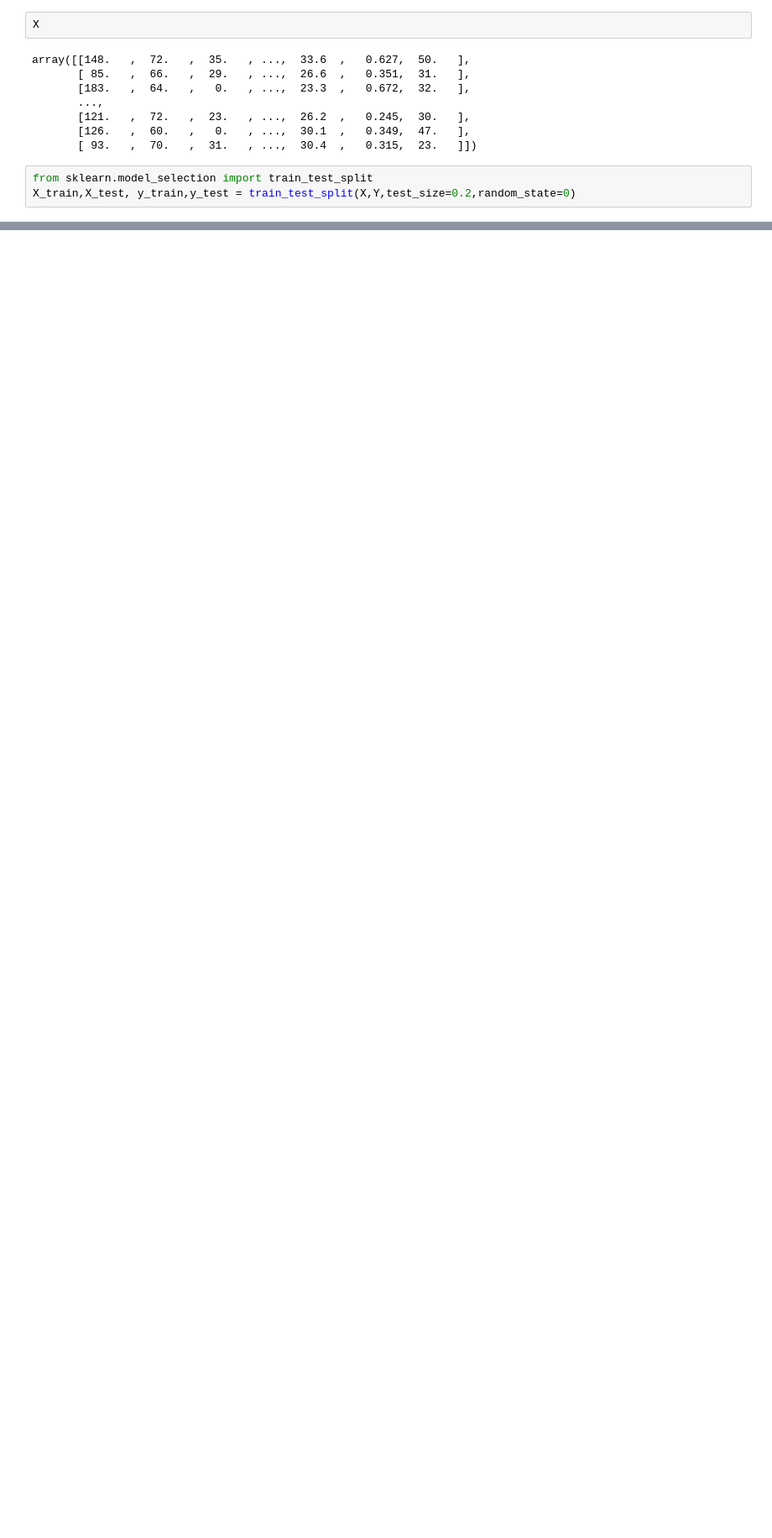
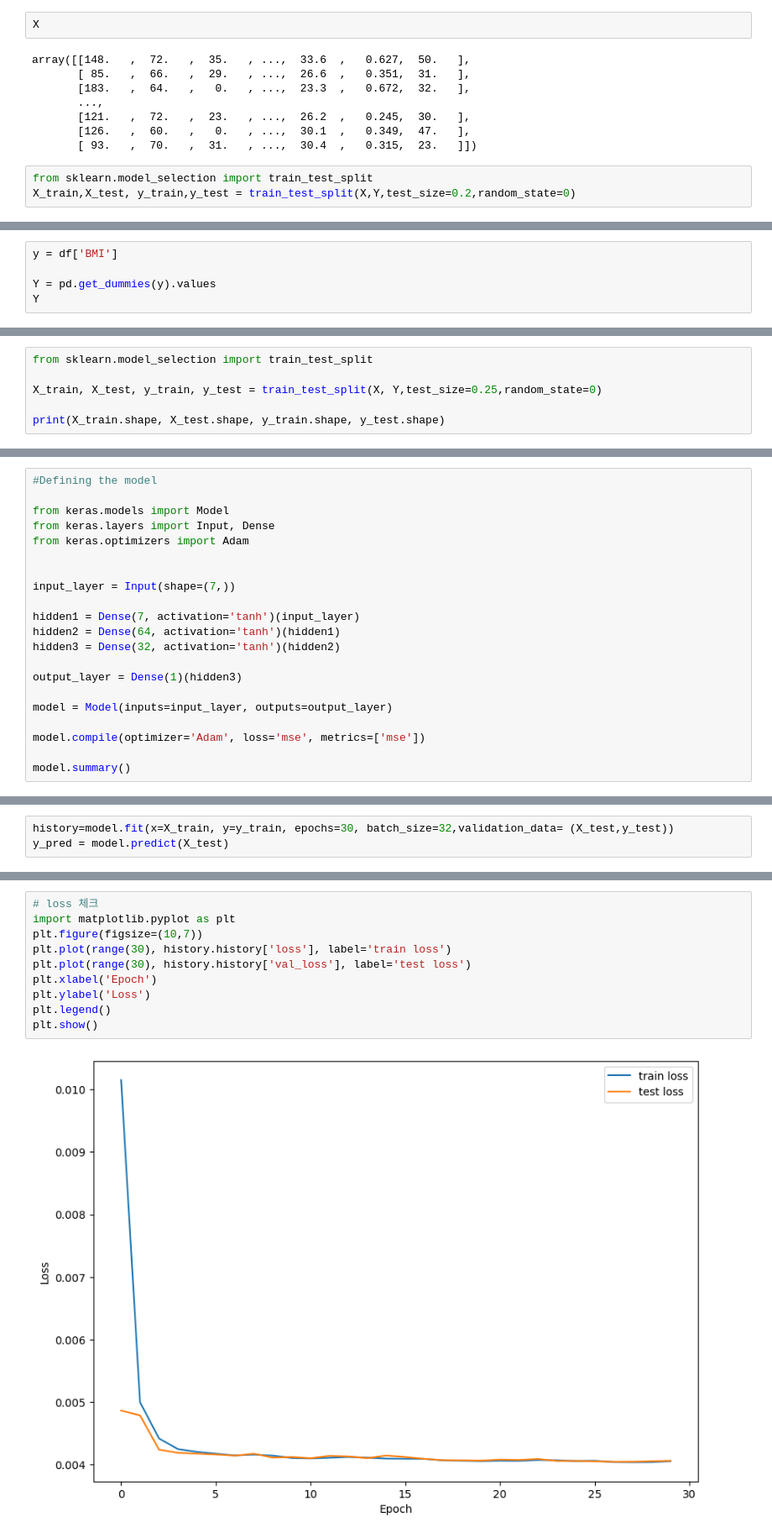
Before and after one commit to taejuIRIS/deep-learning-application, a Jupyter notebook: 1주차/1주차 레포트.ipynb, the cells around one changed output, grey strips where cells are left out. Shown at 84% size. Saved outputs shown, nothing was run; the diff lists cells and outputs as text; blank space fills up the shorter version.

```diff
--- a/1주차/1주차 레포트.ipynb
+++ b/1주차/1주차 레포트.ipynb
@@ -303,0 +432,5 @@ Epoch 30/30
+# %%
+y = df['BMI']
+
+Y = pd.get_dummies(y).values
+Y
@@ -303,0 +445,6 @@ Epoch 30/30
+# %%
+from sklearn.model_selection import train_test_split
+
+X_train, X_test, y_train, y_test = train_test_split(X, Y,test_size=0.25,random_state=0)
+
+print(X_train.shape, X_test.shape, y_train.shape, y_test.shape)
@@ -303,0 +459,21 @@ Epoch 30/30
+# %%
+#Defining the model
+
+from keras.models import Model
+from keras.layers import Input, Dense
+from keras.optimizers import Adam
+
+
+input_layer = Input(shape=(7,))
+
+hidden1 = Dense(7, activation='tanh')(input_layer)
+hidden2 = Dense(64, activation='tanh')(hidden1)
+hidden3 = Dense(32, activation='tanh')(hidden2)
+
+output_layer = Dense(1)(hidden3)
+
+model = Model(inputs=input_layer, outputs=output_layer)
+
+model.compile(optimizer='Adam', loss='mse', metrics=['mse'])
+
+model.summary()
@@ -303,0 +498,3 @@ Epoch 30/30
+# %%
+history=model.fit(x=X_train, y=y_train, epochs=30, batch_size=32,validation_data= (X_test,y_test))
+y_pred = model.predict(X_test)
@@ -303,0 +519,12 @@ Epoch 30/30
+# %%
+# loss 체크
+import matplotlib.pyplot as plt
+plt.figure(figsize=(10,7))
+plt.plot(range(30), history.history['loss'], label='train loss')
+plt.plot(range(30), history.history['val_loss'], label='test loss')
+plt.xlabel('Epoch')
+plt.ylabel('Loss')
+plt.legend()
+plt.show()
+# %% [output]
+[figure, added]
```
Also changed, not shown: parts of 22 cells of this notebook.
